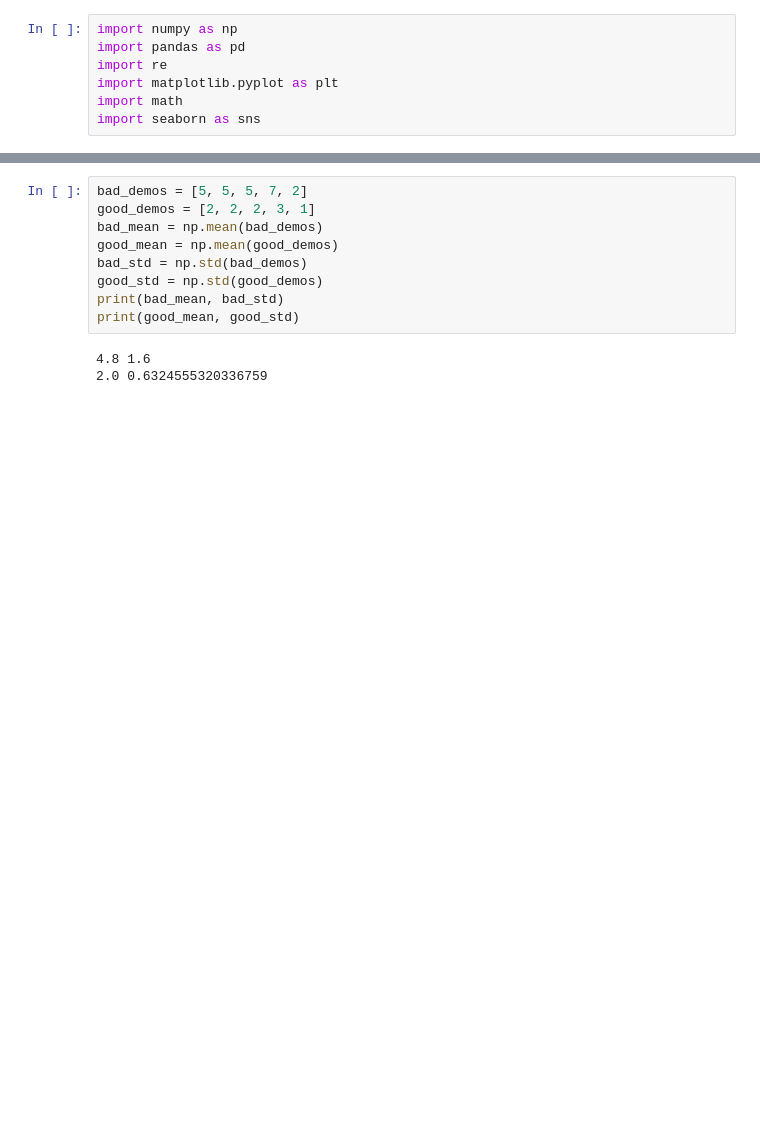
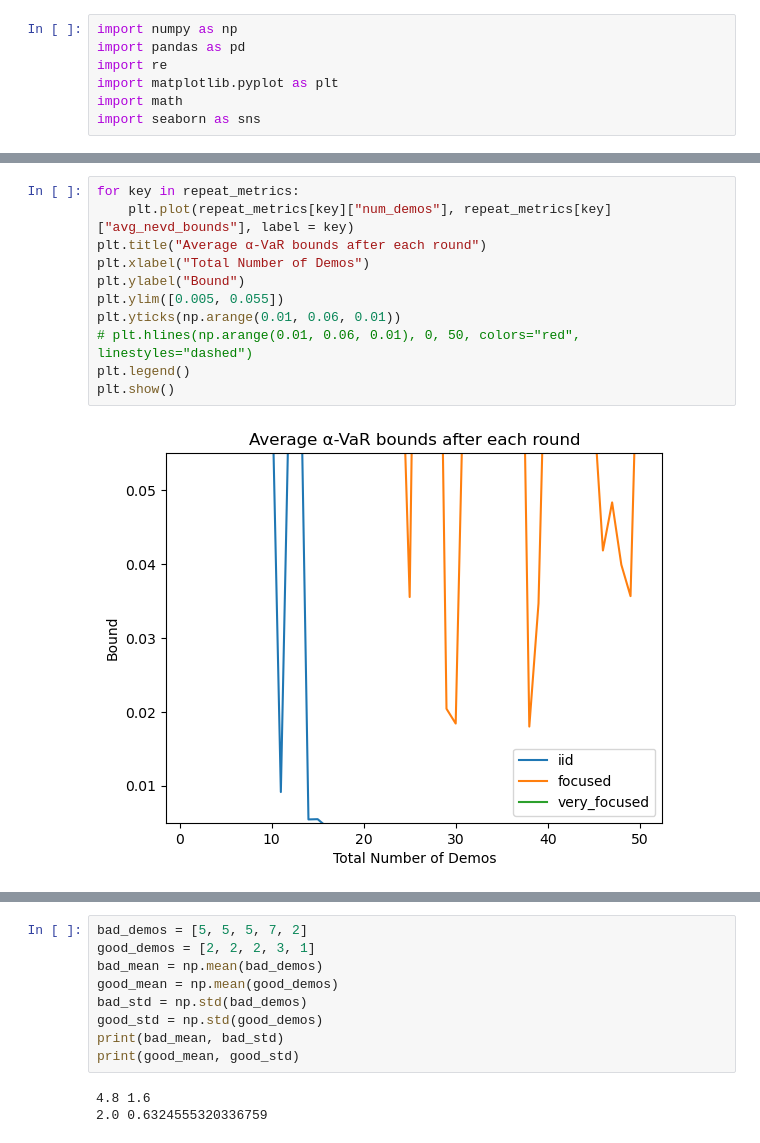
Before and after one commit to dsbrown1331/birl, a Jupyter notebook: plots.ipynb, the cells around one changed output, grey strips where cells are left out. Drawn from its saved outputs; the diff is of its cells as text; blank space fills up the shorter version.

```diff
--- a/plots.ipynb
+++ b/plots.ipynb
@@ -7,0 +143,13 @@ import seaborn as sns
+# %%
+for key in repeat_metrics:
+    plt.plot(repeat_metrics[key]["num_demos"], repeat_metrics[key]["avg_nevd_bounds"], label = key)
+plt.title("Average α-VaR bounds after each round")
+plt.xlabel("Total Number of Demos")
+plt.ylabel("Bound")
+plt.ylim([0.005, 0.055])
+plt.yticks(np.arange(0.01, 0.06, 0.01))
+# plt.hlines(np.arange(0.01, 0.06, 0.01), 0, 50, colors="red", linestyles="dashed")
+plt.legend()
+plt.show()
+# %% [output]
+[figure, added]
```
Also changed, not shown: parts of 13 cells of this notebook, 5 other files.
